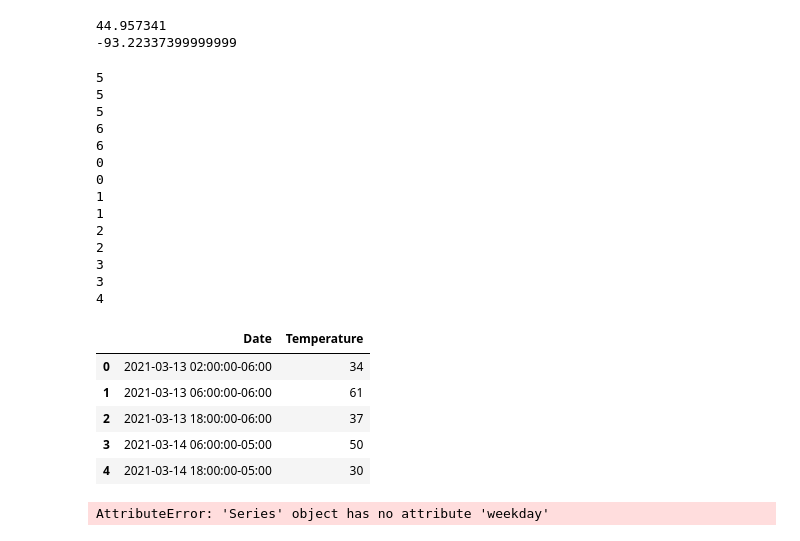
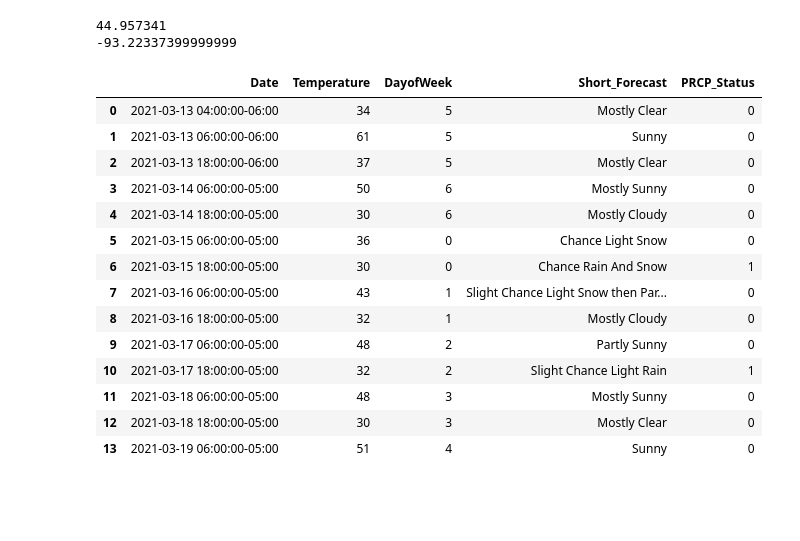
Before and after one commit to grand42/Machine_Learning-NiceRide, a Jupyter notebook: Working_Directory/Station_Popularity.ipynb, the cells around one changed output. Cells and saved outputs as stored; diff of their text form; code cells hidden in the pictures; blank space fills up the shorter version.

Commit message:
Calculate precipitation from api

```diff
--- a/Working_Directory/Station_Popularity.ipynb
+++ b/Working_Directory/Station_Popularity.ipynb
@@ -278,43 +278,35 @@ for i in range(len(weekly_forecast)):
         forecast_array = []
         temp = weekly_forecast[i]['temperature']
         date = weekly_forecast[i]['startTime']
+        precip = weekly_forecast[i]['shortForecast']
+        if precip.find('Shower')!= -1 or precip.find('Rain') != -1:
+            prcp = 1
+        else:
+            prcp = 0
         weekday = pd.to_datetime(date).weekday()
         forecast_array.append(date)
         forecast_array.append(temp)
-        forecast_array.append(ww)
+        forecast_array.append(weekday)
+        forecast_array.append(precip)
+        forecast_array.append(prcp)
         weekly_forecast_array.append(forecast_array)
-# %% [output]
-5
-5
-5
-6
-6
-0
-0
-1
-1
-2
-2
-3
-3
-4
 # %%
-forecastDF = pd.DataFrame(weekly_forecast_array, columns = ['Date','Temperature'])
+forecastDF = pd.DataFrame(weekly_forecast_array, columns = ['Date','Temperature', 'DayofWeek', 'Short_Forecast', 'PRCP_Status'])
 forecastDF['Date'] = pd.to_datetime(forecastDF['Date'])
-forecastDF.head()
+forecastDF
 # %% [output]
-|  | Date | Temperature |
-| 0 | 2021-03-13 02:00:00-06:00 | 34 |
-| 1 | 2021-03-13 06:00:00-06:00 | 61 |
-| 2 | 2021-03-13 18:00:00-06:00 | 37 |
-| 3 | 2021-03-14 06:00:00-05:00 | 50 |
-| 4 | 2021-03-14 18:00:00-05:00 | 30 |
+|  | Date | Temperature | DayofWeek | Short_Forecast | PRCP_Status |
+| 0 | 2021-03-13 04:00:00-06:00 | 34 | 5 | Mostly Clear | 0 |
+| 1 | 2021-03-13 06:00:00-06:00 | 61 | 5 | Sunny | 0 |
+| 2 | 2021-03-13 18:00:00-06:00 | 37 | 5 | Mostly Clear | 0 |
+| 3 | 2021-03-14 06:00:00-05:00 | 50 | 6 | Mostly Sunny | 0 |
+| 4 | 2021-03-14 18:00:00-05:00 | 30 | 6 | Mostly Cloudy | 0 |
+| 5 | 2021-03-15 06:00:00-05:00 | 36 | 0 | Chance Light Snow | 0 |
+| 6 | 2021-03-15 18:00:00-05:00 | 30 | 0 | Chance Rain And Snow | 1 |
+| 7 | 2021-03-16 06:00:00-05:00 | 43 | 1 | Slight Chance Light Snow then Par... | 0 |
+| 8 | 2021-03-16 18:00:00-05:00 | 32 | 1 | Mostly Cloudy | 0 |
+| 9 | 2021-03-17 06:00:00-05:00 | 48 | 2 | Partly Sunny | 0 |
+| 10 | 2021-03-17 18:00:00-05:00 | 32 | 2 | Slight Chance Light Rain | 1 |
+| 11 | 2021-03-18 06:00:00-05:00 | 48 | 3 | Mostly Sunny | 0 |
+| 12 | 2021-03-18 18:00:00-05:00 | 30 | 3 | Mostly Clear | 0 |
+| 13 | 2021-03-19 06:00:00-05:00 | 51 | 4 | Sunny | 0 |
-# %%
-from datetime import datetime
-
-date_string = "21 June, 2018"
-string = forecastDF['Date'][0]
-weekday = forecastDF['Date'].weekday()
-print(weekday)
-# %% [output]
-AttributeError: 'Series' object has no attribute 'weekday'
```
Also changed, not shown: parts of 4 cells of this notebook.
